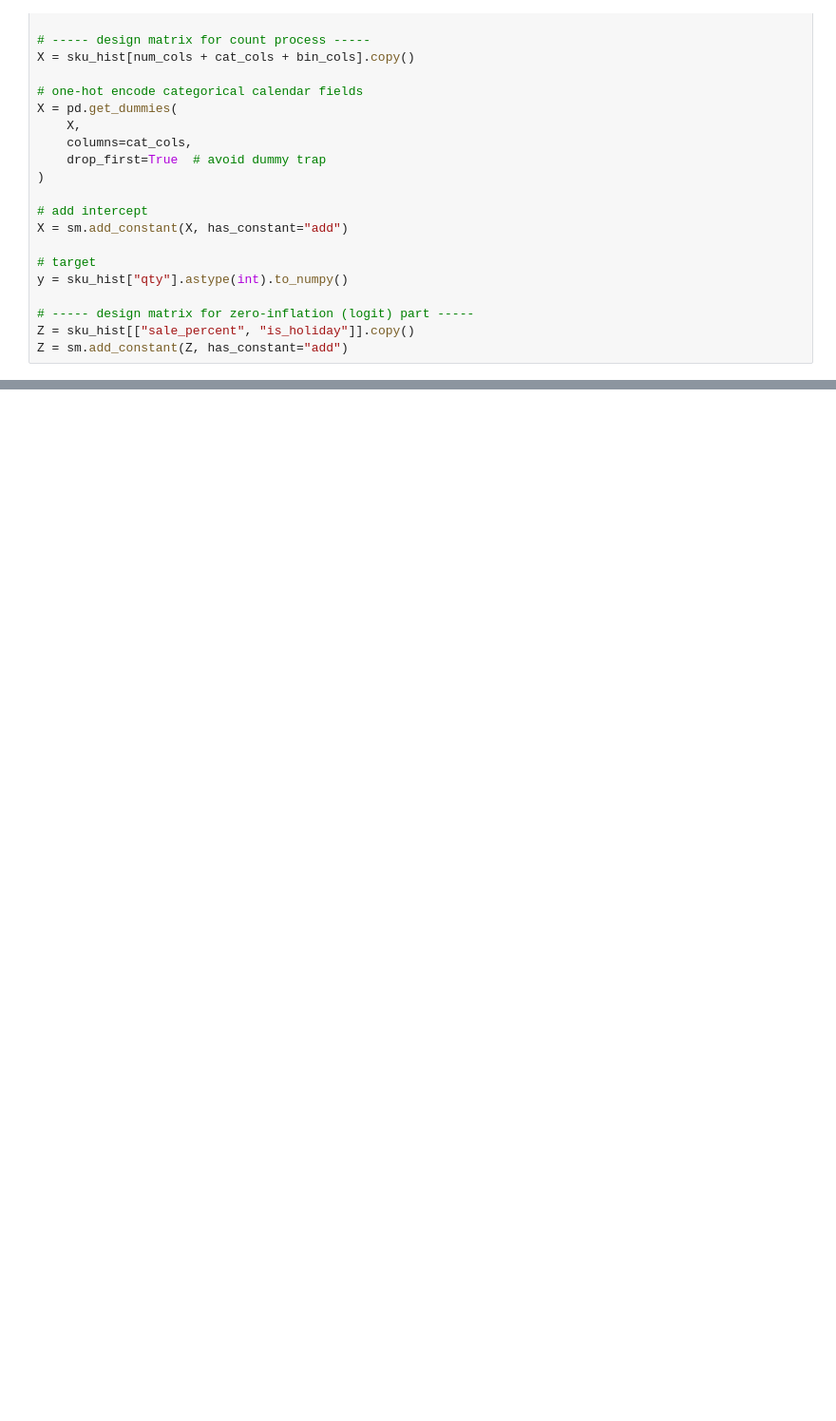
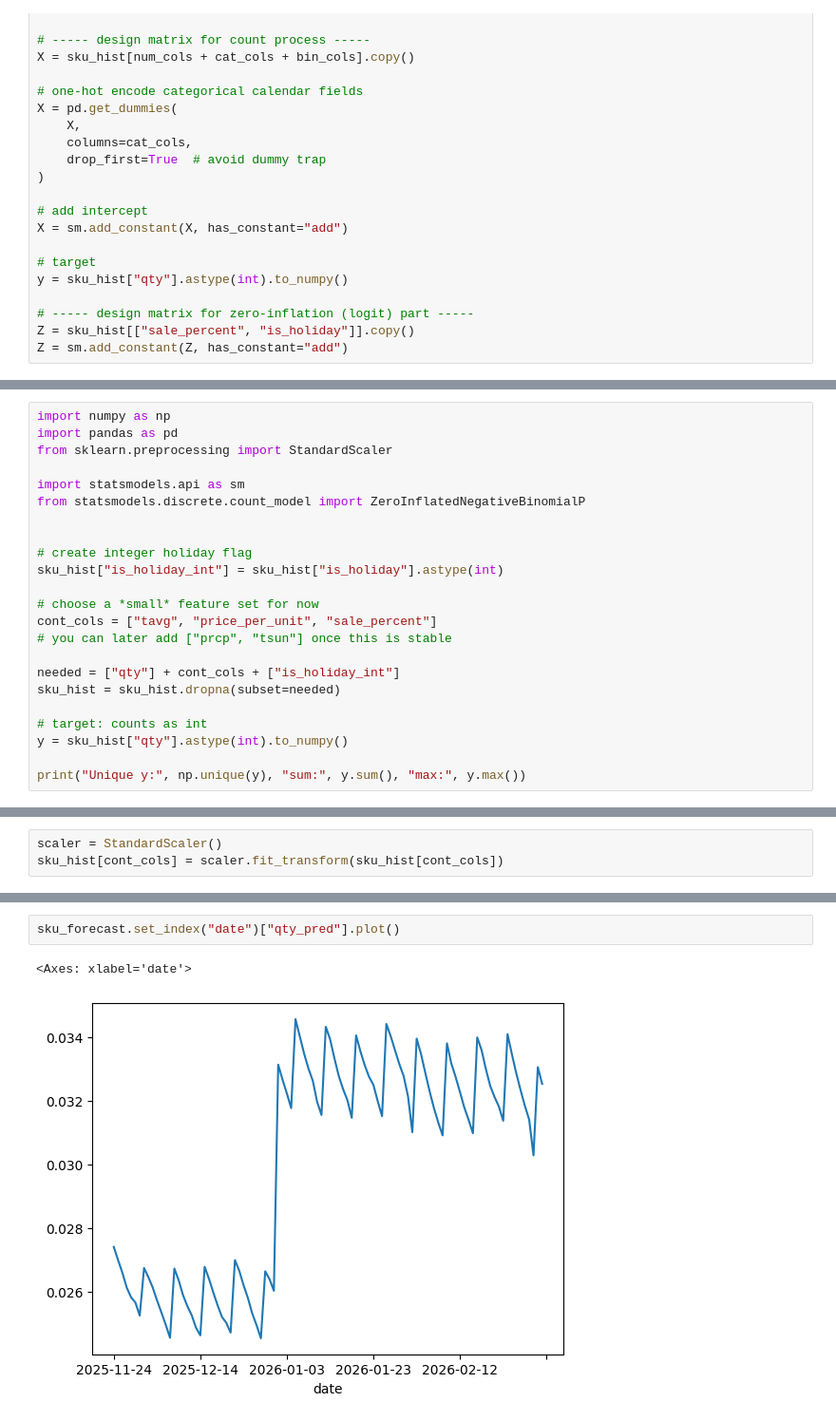
Before and after one commit to seb1ast8ian0/eleo-mind, a Jupyter notebook: packages/backend/src/outgoing/forecast/ZINB.ipynb, the cells around one changed output, grey strips where cells are left out. Shown: that part at 95% size. Saved outputs shown, nothing was run; the diff lists cells and outputs as text; blank space fills up the shorter version.

```diff
--- a/packages/backend/src/outgoing/forecast/ZINB.ipynb
+++ b/packages/backend/src/outgoing/forecast/ZINB.ipynb
@@ -114,0 +115,23 @@ TypeError: ufunc 'isfinite' not supported for the input types, and the inputs co
+# %%
+import numpy as np
+import pandas as pd
+from sklearn.preprocessing import StandardScaler
+
+import statsmodels.api as sm
+from statsmodels.discrete.count_model import ZeroInflatedNegativeBinomialP
+
+
+# create integer holiday flag
+sku_hist["is_holiday_int"] = sku_hist["is_holiday"].astype(int)
+
+# choose a *small* feature set for now
+cont_cols = ["tavg", "price_per_unit", "sale_percent"]
+# you can later add ["prcp", "tsun"] once this is stable
+
+needed = ["qty"] + cont_cols + ["is_holiday_int"]
+sku_hist = sku_hist.dropna(subset=needed)
+
+# target: counts as int
+y = sku_hist["qty"].astype(int).to_numpy()
+
+print("Unique y:", np.unique(y), "sum:", y.sum(), "max:", y.max())
@@ -114,0 +140,3 @@ TypeError: ufunc 'isfinite' not supported for the input types, and the inputs co
+# %%
+scaler = StandardScaler()
+sku_hist[cont_cols] = scaler.fit_transform(sku_hist[cont_cols])
@@ -114,0 +271,5 @@ TypeError: ufunc 'isfinite' not supported for the input types, and the inputs co
+# %%
+sku_forecast.set_index("date")["qty_pred"].plot()
+# %% [output]
+<Axes: xlabel='date'>
+[figure, added]
```
Also changed, not shown: parts of 8 cells of this notebook, 4 other files.
